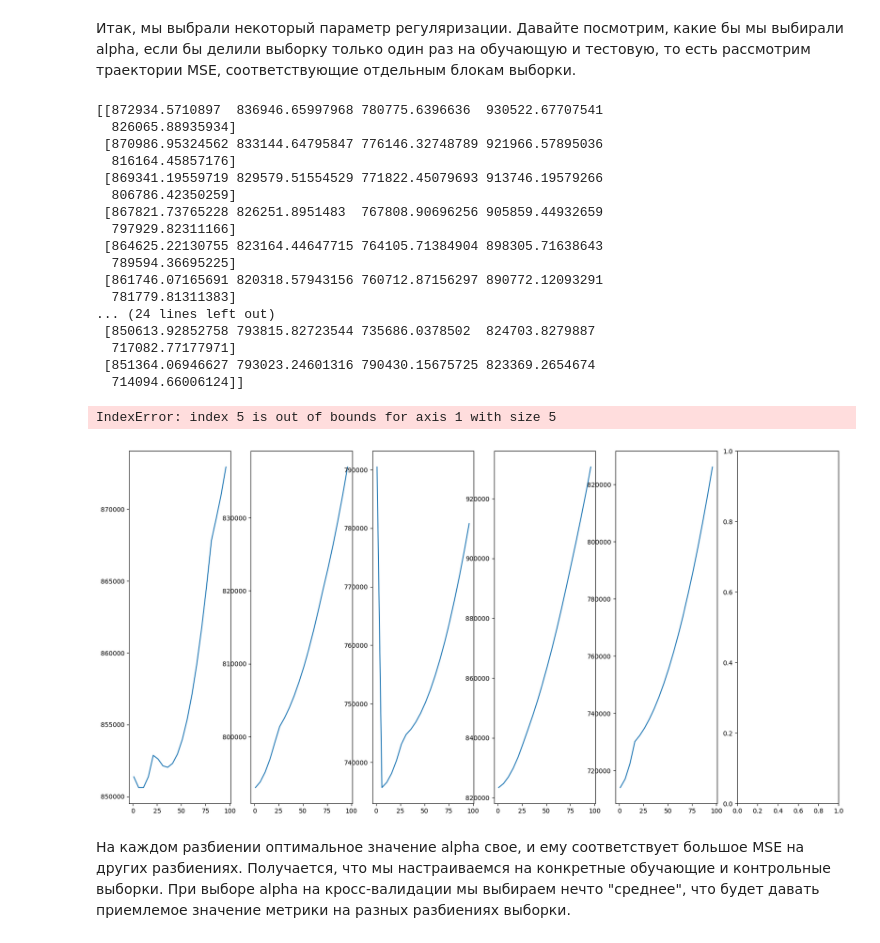
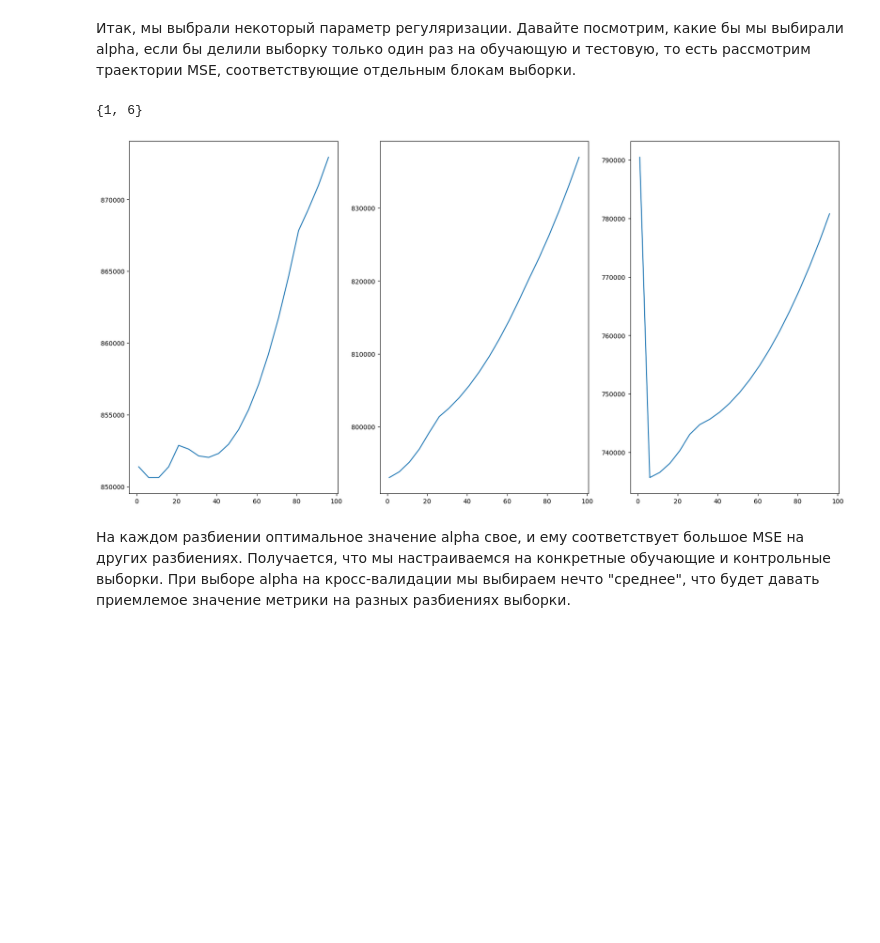
Before and after one commit to serpak946/recommendation_systems, a Jupyter notebook: Lab2/Сергей Звинаревский Лабораторная работа 2.ipynb, the cells around one changed output. Drawn from its saved outputs; the diff is of its cells as text; code cells hidden in the pictures; blank space fills up the shorter version.

```diff
--- a/Lab2/Сергей Звинаревский Лабораторная работа 2.ipynb
+++ b/Lab2/Сергей Звинаревский Лабораторная работа 2.ipynb
@@ -338,32 +338,16 @@ for i in weights:
 # %%
 # Код 3.3 (1 балл)
 # Выведите значения alpha, соответствующие минимумам MSE на каждом разбиении (то есть по столбцам).
 # На трех отдельных графиках визуализируйте столбцы .mse_path_
+# print(lasso_CV.mse_path_.argmin(axis=0))
 plt.figure(figsize=(20,10))
-print(lasso_CV.mse_path_)
-for x in range(6):
-    plt.subplot(1, 6, x+1)
+print(set(lasso_CV.alphas_[lasso_CV.mse_path_.argmin(axis=0)]))
+for x in range(3):
+    plt.subplot(1, 3, x+1)
     plt.plot(lasso_CV.alphas_, lasso_CV.mse_path_[:, x])
 # %% [output]
-[[872934.5710897  836946.65997968 780775.6396636  930522.67707541
-  826065.88935934]
- [870986.95324562 833144.64795847 776146.32748789 921966.57895036
-  816164.45857176]
- [869341.19559719 829579.51554529 771822.45079693 913746.19579266
-  806786.42350259]
- [867821.73765228 826251.8951483  767808.90696256 905859.44932659
-  797929.82311166]
- [864625.22130755 823164.44647715 764105.71384904 898305.71638643
-  789594.36695225]
- [861746.07165691 820318.57943156 760712.87156297 890772.12093291
-  781779.81311383]
-... (24 lines left out)
- [850613.92852758 793815.82723544 735686.0378502  824703.8279887
-  717082.77177971]
- [851364.06946627 793023.24601316 790430.15675725 823369.2654674
-  714094.66006124]]
+{1, 6}
-IndexError: index 5 is out of bounds for axis 1 with size 5
-[figure, old version]
+[figure, new version]
 # %% [markdown]
 На каждом разбиении оптимальное значение alpha свое, и ему соответствует большое MSE на других разбиениях. Получается, что мы настраиваемся на конкретные обучающие и контрольные выборки. При выборе alpha на кросс-валидации мы выбираем нечто "среднее", что будет давать приемлемое значение метрики на разных разбиениях выборки.
 # %% [markdown]
```
Also changed, not shown: parts of 2 cells of this notebook.
